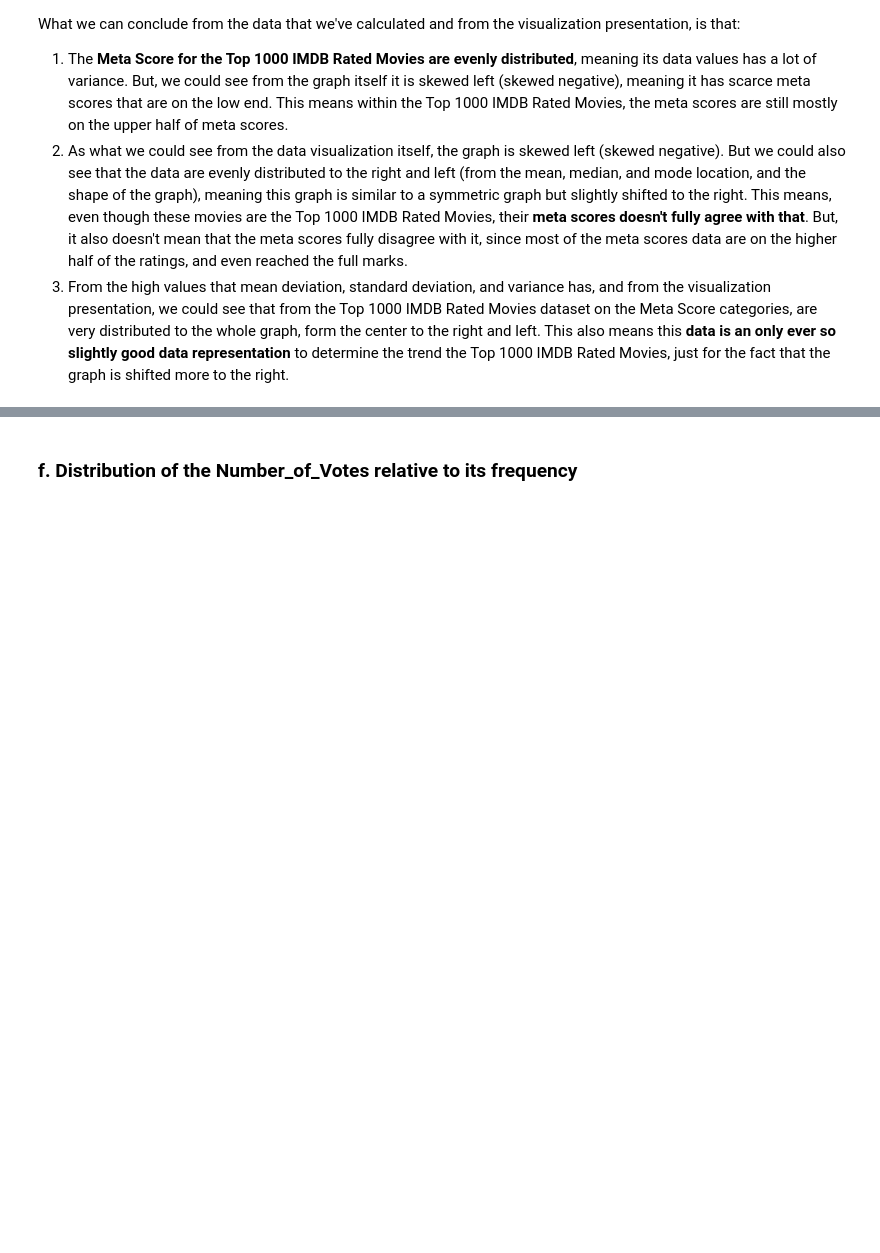
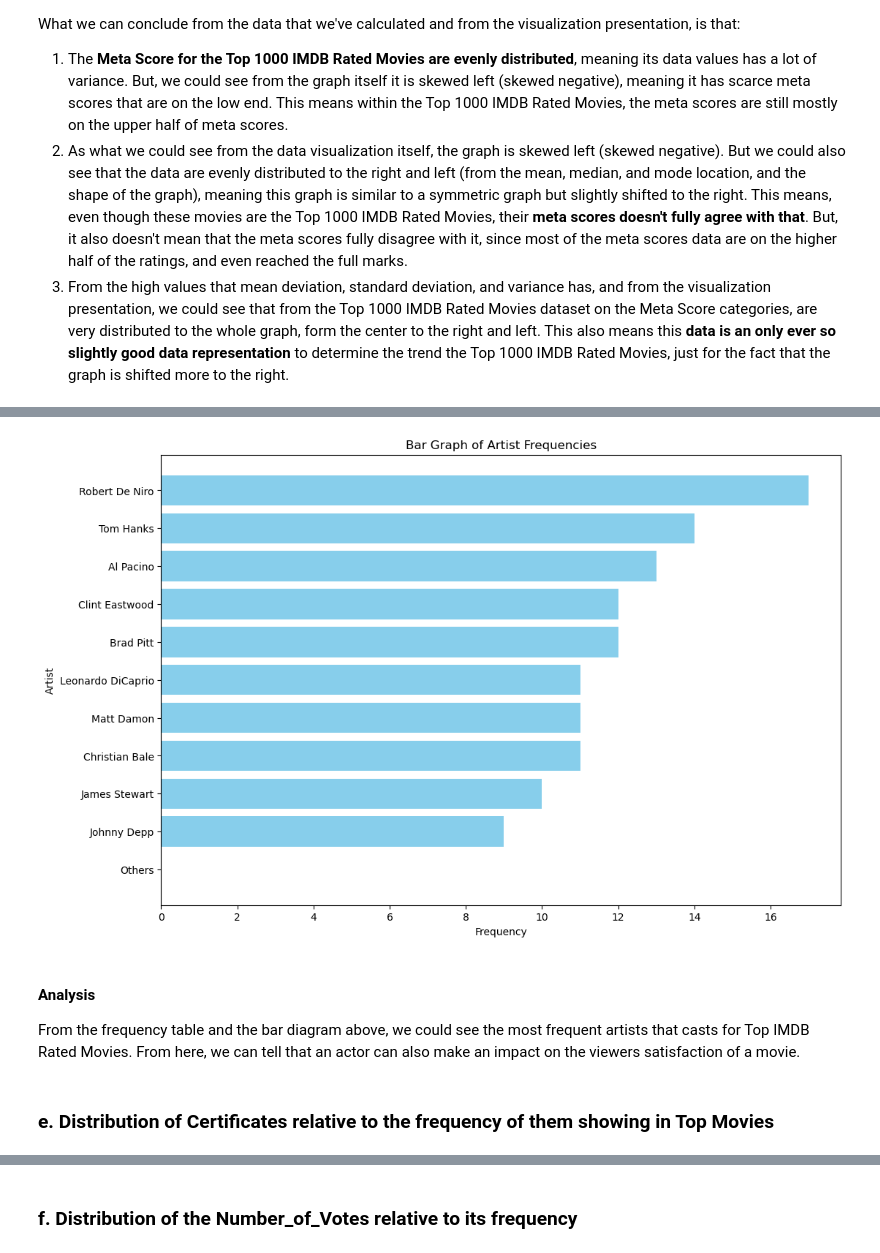
Before and after one commit to sipalingnub/fpStatpropb24, a Jupyter notebook: FP_Statprob_2024 (1).ipynb, the cells around one changed output, grey strips where cells are left out. Saved outputs shown, nothing was run; the diff lists cells and outputs as text; code cells hidden in the pictures; blank space fills up the shorter version.

```diff
--- a/FP_Statprob_2024 (1).ipynb
+++ b/FP_Statprob_2024 (1).ipynb
@@ -708,0 +753,14 @@ What we can conclude from the data that we've calculated and from the visualizat
+# %%
+# zelig's
+# Combine the values from the Star1, Star2, Star3, and Star4 columns into a single series
+all_artists = pd.concat([data['Star1'], data['Star2'], data['Star3'], data['Star4']])
+
+# Count the frequency of each artist
+artist_frequency = all_artists.value_counts()
+
+# Create a DataFrame for the frequency table
+artist_frequency_df = artist_frequency.reset_index()
+artist_frequency_df.columns = ['Artist', 'Frequency']
+
+# Print the frequency table
+print(artist_frequency_df)
@@ -708,0 +782,28 @@ What we can conclude from the data that we've calculated and from the visualizat
+# %%
+# zelig's
+# Sort the frequency table in descending order
+artist_frequency_df = artist_frequency_df.sort_values(by='Frequency', ascending=False)
+
+# Limit the number of artists shown on the graph
+top_n = 10  # Number of artists to show
+top_artists = artist_frequency_df.head(top_n)
+
+# Add a single "Others" category without summing their frequencies
+others = pd.DataFrame([{'Artist': 'Others', 'Frequency': 0}])
+limited_artists_df = pd.concat([top_artists, others], ignore_index=True)
+
+# Plot the bar graph of artist frequencies
+plt.figure(figsize=(12, 8))
+plt.barh(limited_artists_df['Artist'], limited_artists_df['Frequency'], color='skyblue')
+plt.xlabel('Frequency')
+plt.ylabel('Artist')
+plt.title('Bar Graph of Artist Frequencies')
+plt.gca().invert_yaxis()  # Invert y-axis to have the highest frequency at the top
+plt.show()
+# %% [output]
+[figure, added]
+# %% [markdown]
+#### Analysis
+From the frequency table and the bar diagram above, we could see the most frequent artists that casts for Top IMDB Rated Movies. From here, we can tell that an actor can also make an impact on the viewers satisfaction of a movie.
+# %% [markdown]
+### e. Distribution of Certificates relative to the frequency of them showing in Top Movies
```
Also changed, not shown: parts of 48 cells of this notebook.
